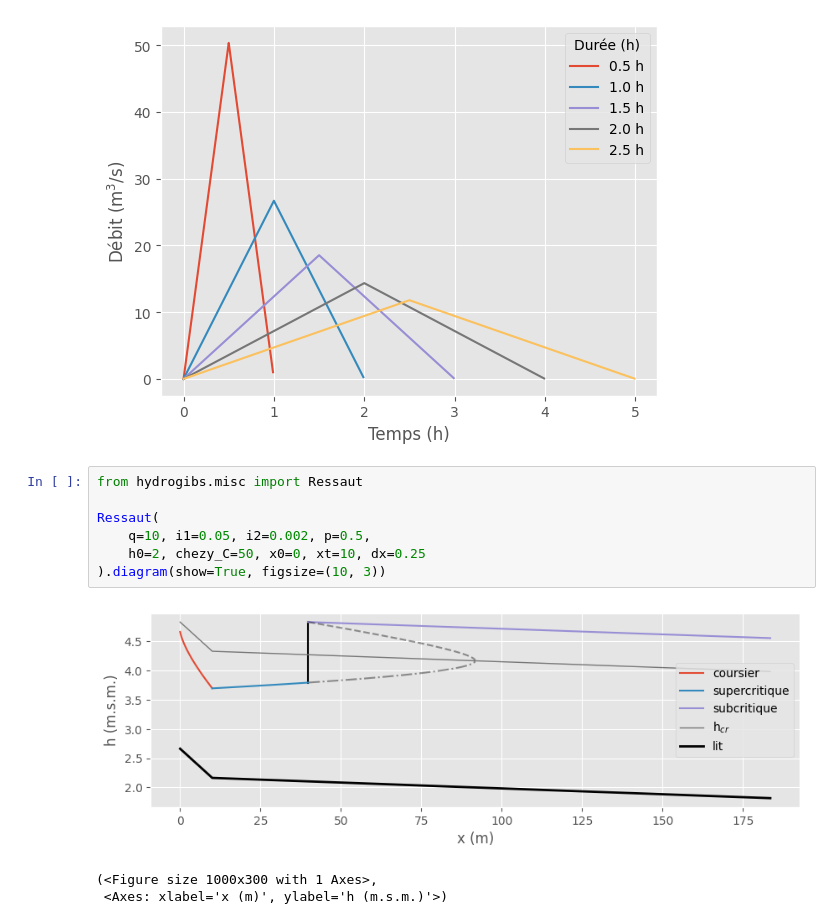
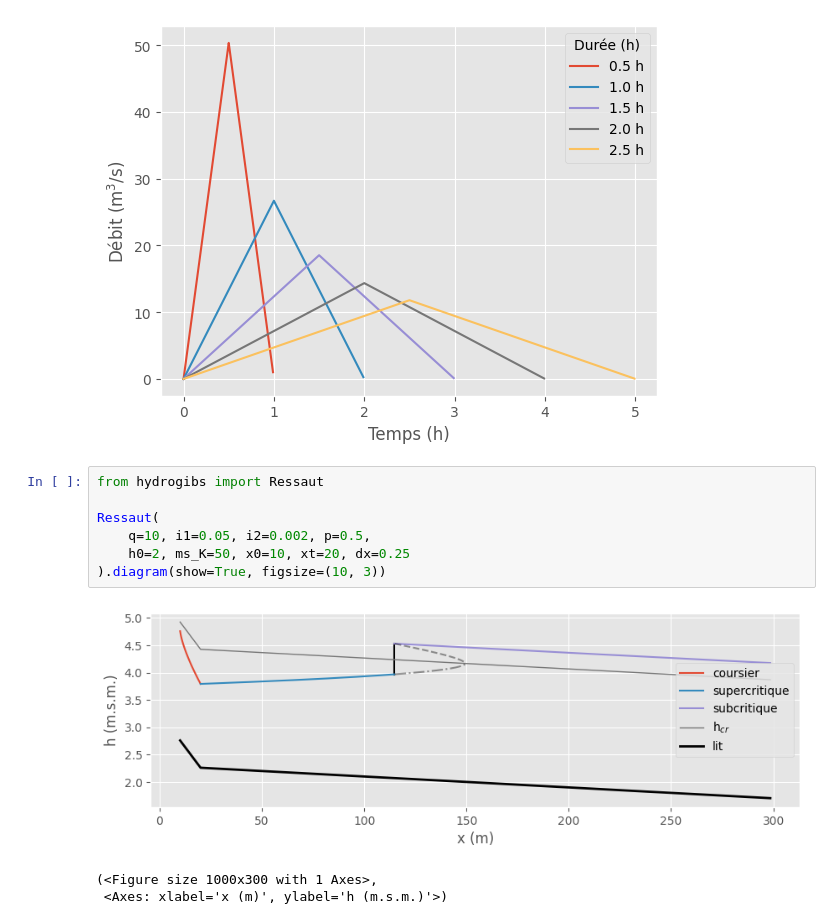
Before and after one commit to giboul/Hydrogibs, a Jupyter notebook: examples.ipynb, the cells around one changed output. Saved outputs shown, nothing was run; the diff lists cells and outputs as text.

```diff
--- a/examples.ipynb
+++ b/examples.ipynb
@@ -75,13 +75,13 @@ plt.show()
 # %% [output]
 [figure]
 # %%
-from hydrogibs.misc import Ressaut
+from hydrogibs import Ressaut
 
 Ressaut(
     q=10, i1=0.05, i2=0.002, p=0.5,
-    h0=2, chezy_C=50, x0=0, xt=10, dx=0.25
+    h0=2, ms_K=50, x0=10, xt=20, dx=0.25
 ).diagram(show=True, figsize=(10, 3))
 # %% [output]
-[figure, old version]
+[figure, new version]
 (<Figure size 1000x300 with 1 Axes>,
  <Axes: xlabel='x (m)', ylabel='h (m.s.m.)'>)
```
Also changed, not shown: parts of 1 cell of this notebook, 27 other files.
